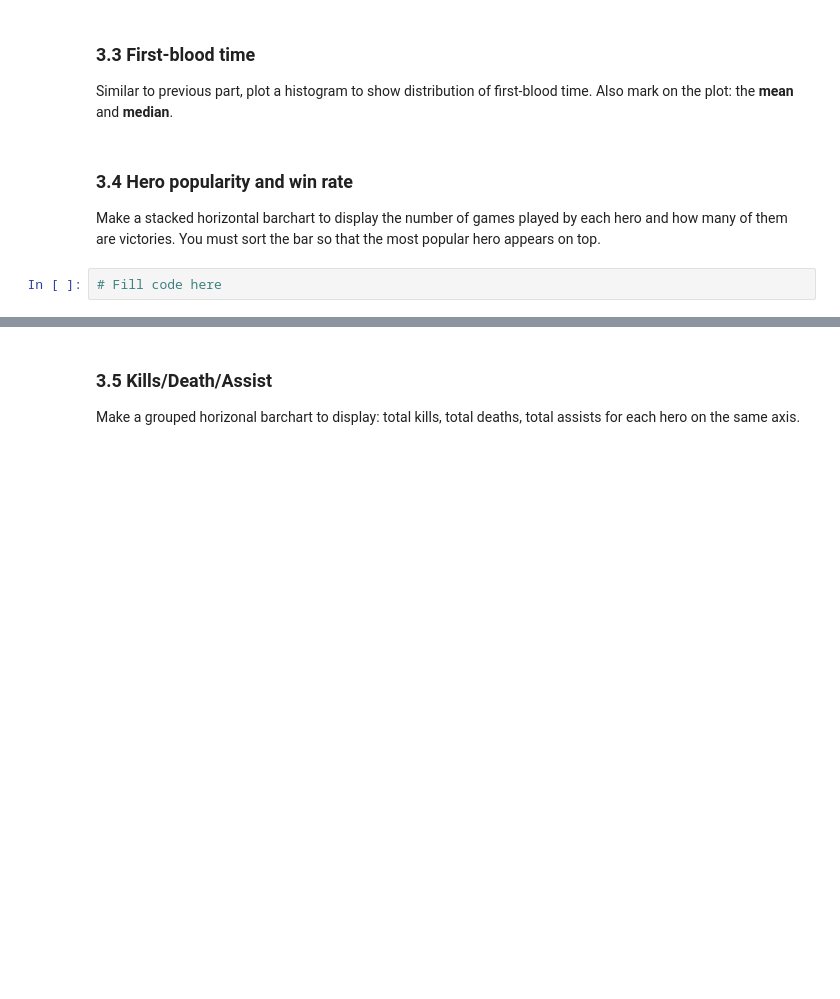
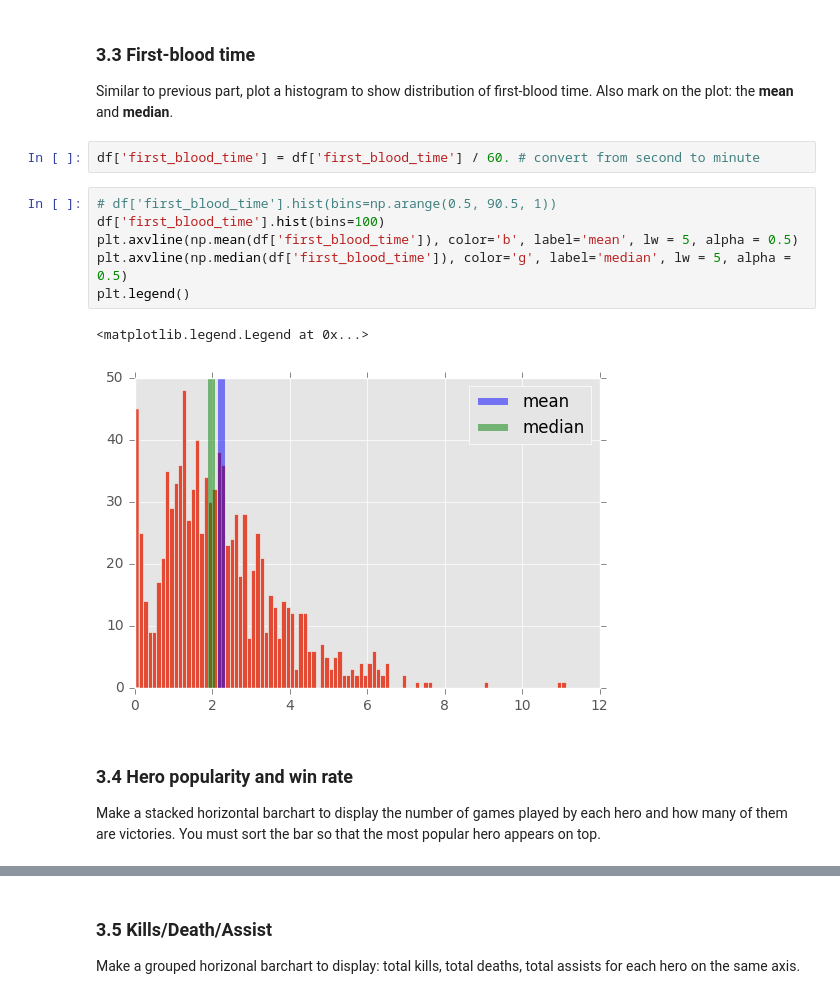
Before and after one commit to tow02/iccs413, a Jupyter notebook: assignments/a2/Assn 2 - Web API and Data Storage.ipynb, the cells around one changed output, grey strips where cells are left out. Cells and saved outputs as stored; diff of their text form; blank space fills up the shorter version.

```diff
--- a/assignments/a2/Assn 2 - Web API and Data Storage.ipynb
+++ b/assignments/a2/Assn 2 - Web API and Data Storage.ipynb
@@ -187,9 +189,18 @@ plt.legend()
 ### 3.3 First-blood time
 
 Similar to previous part, plot a histogram to show distribution of first-blood time. Also mark on the plot: the **mean** and **median**.
+# %%
+df['first_blood_time'] = df['first_blood_time'] / 60. # convert from second to minute
+# %%
+# df['first_blood_time'].hist(bins=np.arange(0.5, 90.5, 1))
+df['first_blood_time'].hist(bins=100)
+plt.axvline(np.mean(df['first_blood_time']), color='b', label='mean', lw = 5, alpha = 0.5)
+plt.axvline(np.median(df['first_blood_time']), color='g', label='median', lw = 5, alpha = 0.5)
+plt.legend()
+# %% [output]
+<matplotlib.legend.Legend at 0x...>
+[figure, added]
 # %% [markdown]
 ### 3.4 Hero popularity and win rate
 
 Make a stacked horizontal barchart to display the number of games played by each hero and how many of them are victories. You must sort the bar so that the most popular hero appears on top.
-# %%
-# Fill code here
```
Also changed, not shown: parts of 9 cells of this notebook.
